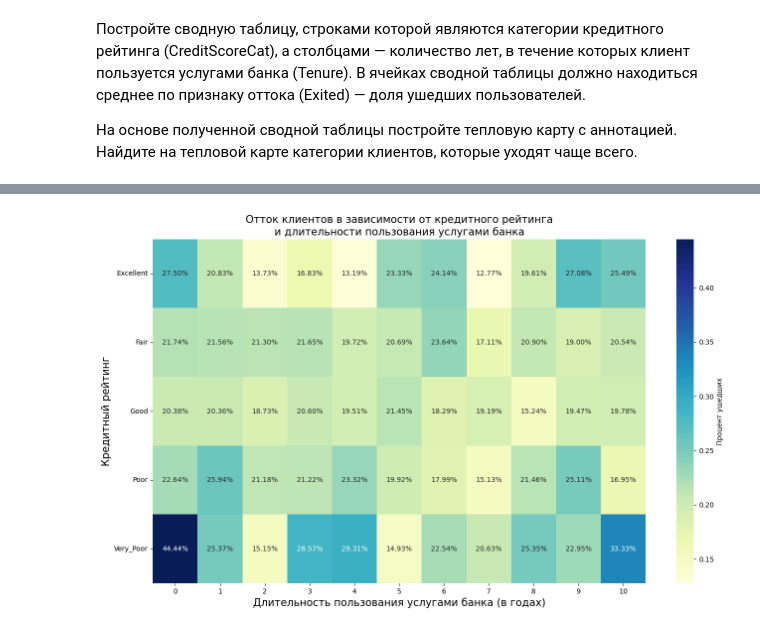
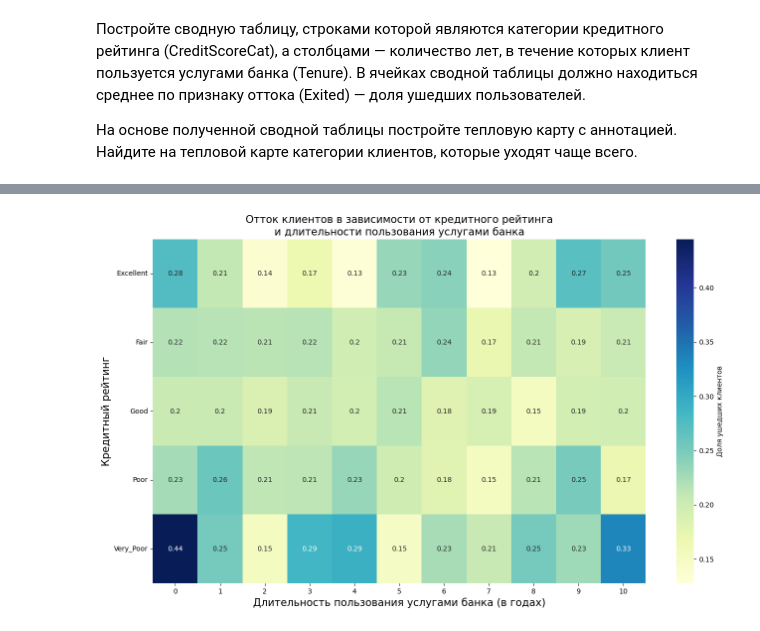
Before and after one commit to an-petruhin/Python_13_9, a Jupyter notebook: Python_13_9.ipynb, the cells around one changed output, grey strips where cells are left out. Cells and saved outputs as stored; diff of their text form; code cells hidden in the pictures.

```diff
--- a/Python_13_9.ipynb
+++ b/Python_13_9.ipynb
@@ -291,21 +271,31 @@ df_10.reindex(['Very_Poor', 'Poor', 'Fair', 'Good', 'Excellent'])
 # %%
+df['CreditScoreCat'] = df['CreditScore'].apply(get_credit_score_cat)
+
+df_10 = df.pivot_table(
+    values='Exited',
+    index='CreditScoreCat',
+    columns='Tenure',
+    aggfunc='mean',
+    fill_value=0
+)
+
+df_10.reindex(['Very_Poor', 'Poor', 'Fair', 'Good', 'Excellent'])
+
 df_10.columns = df_10.columns.astype('string')
 
 fig_10 = plt.figure(figsize=(16, 9))
-
 axes_10 = sns.heatmap(
     data=df_10,
     cmap='YlGnBu',
     annot=True,
-    fmt='.2%',
-    cbar_kws={'label': 'Процент ушедших'}
+    cbar_kws={'label': 'Доля ушедших клиентов'}
 );
 
 axes_10.set_title('''Отток клиентов в зависимости от кредитного рейтинга
 и длительности пользования услугами банка''', fontsize=15);
 axes_10.set_xlabel('Длительность пользования услугами банка (в годах)', fontsize=15);
 axes_10.set_ylabel('Кредитный рейтинг', fontsize=15);
 axes_10.set_yticklabels(axes_10.get_yticklabels(), rotation=0);
 # %% [output]
-[figure, old version]
+[figure, new version]
 # %% [markdown]
```
Also changed, not shown: parts of 3 cells of this notebook.
